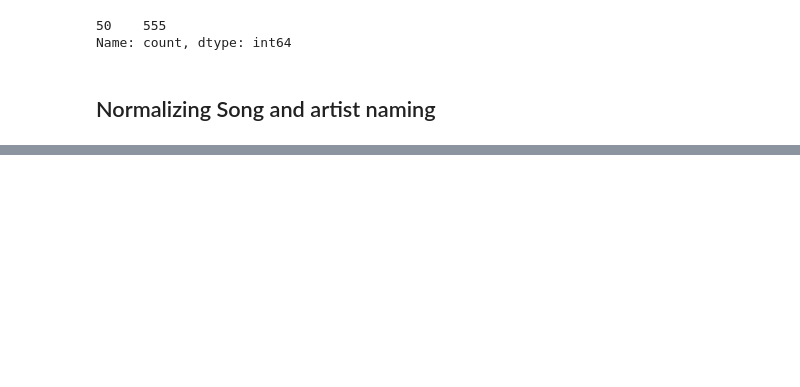
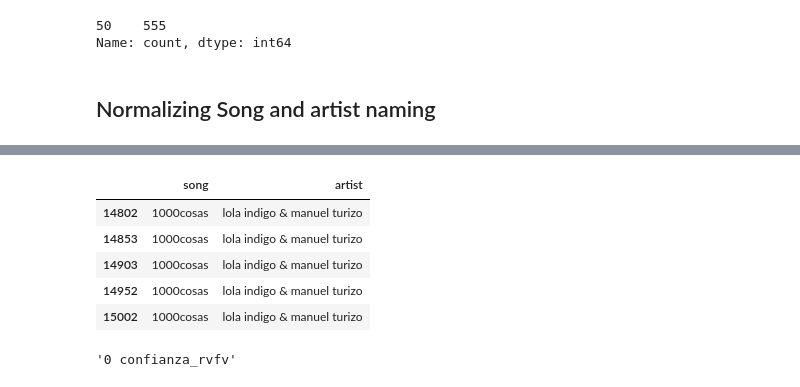
Before and after one commit to ruhaanizm/spaintopfifty, a Jupyter notebook: eda.ipynb, the cells around one changed output, grey strips where cells are left out. Cells and saved outputs as stored; diff of their text form; code cells hidden in the pictures; blank space fills up the shorter version.

```diff
--- a/eda.ipynb
+++ b/eda.ipynb
@@ -103,0 +170,13 @@ df['artist'] = df['artist'].str.strip().str.lower()
+# %%
+df[df['song'].str.startswith(('0', '1'))][['song', 'artist']].head()
+# %% [output]
+|  | song | artist |
+| 14802 | 1000cosas | lola indigo & manuel turizo |
+| 14853 | 1000cosas | lola indigo & manuel turizo |
+| 14903 | 1000cosas | lola indigo & manuel turizo |
+| 14952 | 1000cosas | lola indigo & manuel turizo |
+| 15002 | 1000cosas | lola indigo & manuel turizo |
+# %%
+lifecycle_df['song_id'].iloc[0]
+# %% [output]
+'0 confianza_rvfv'
```
Also changed, not shown: parts of 15 cells of this notebook, 5 other files.
